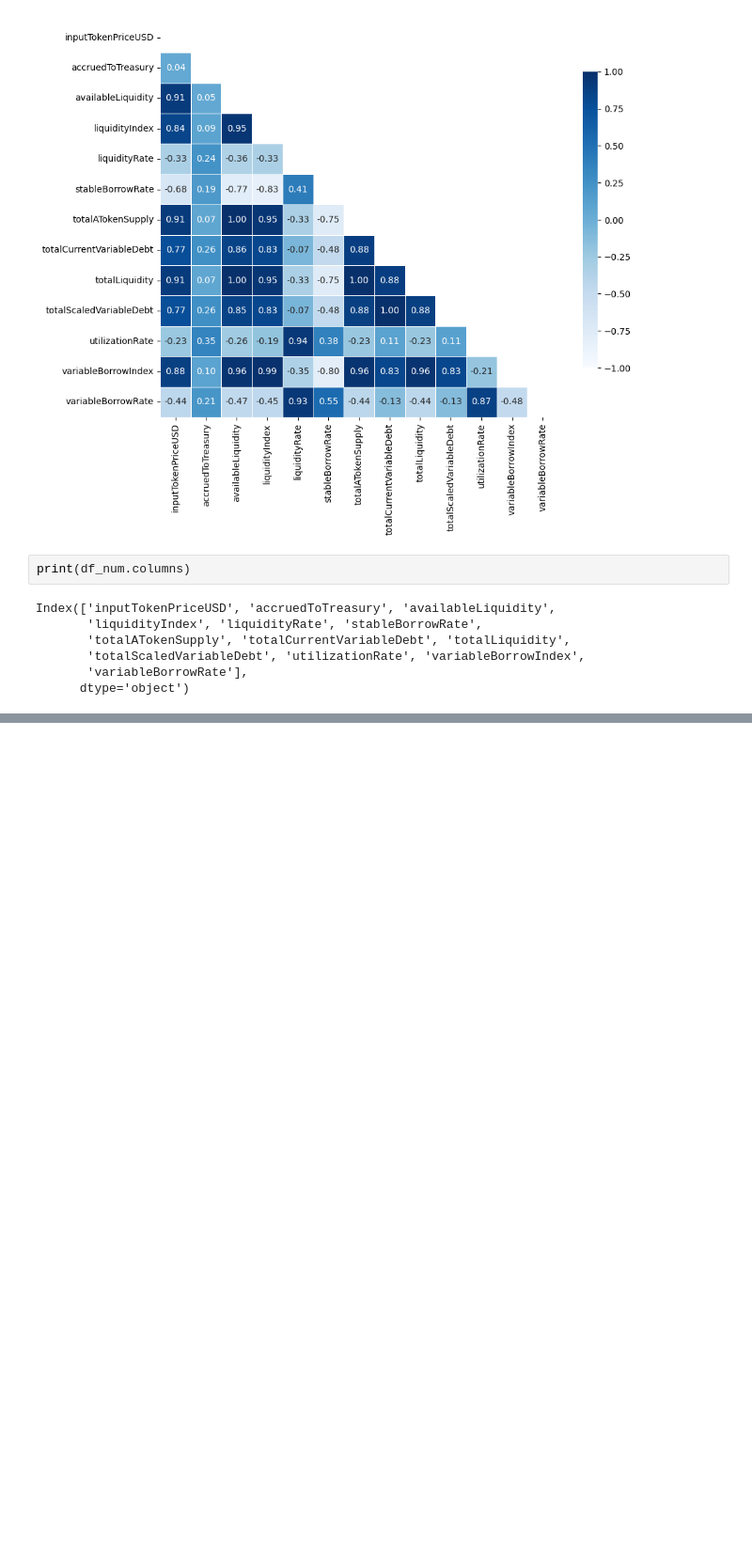
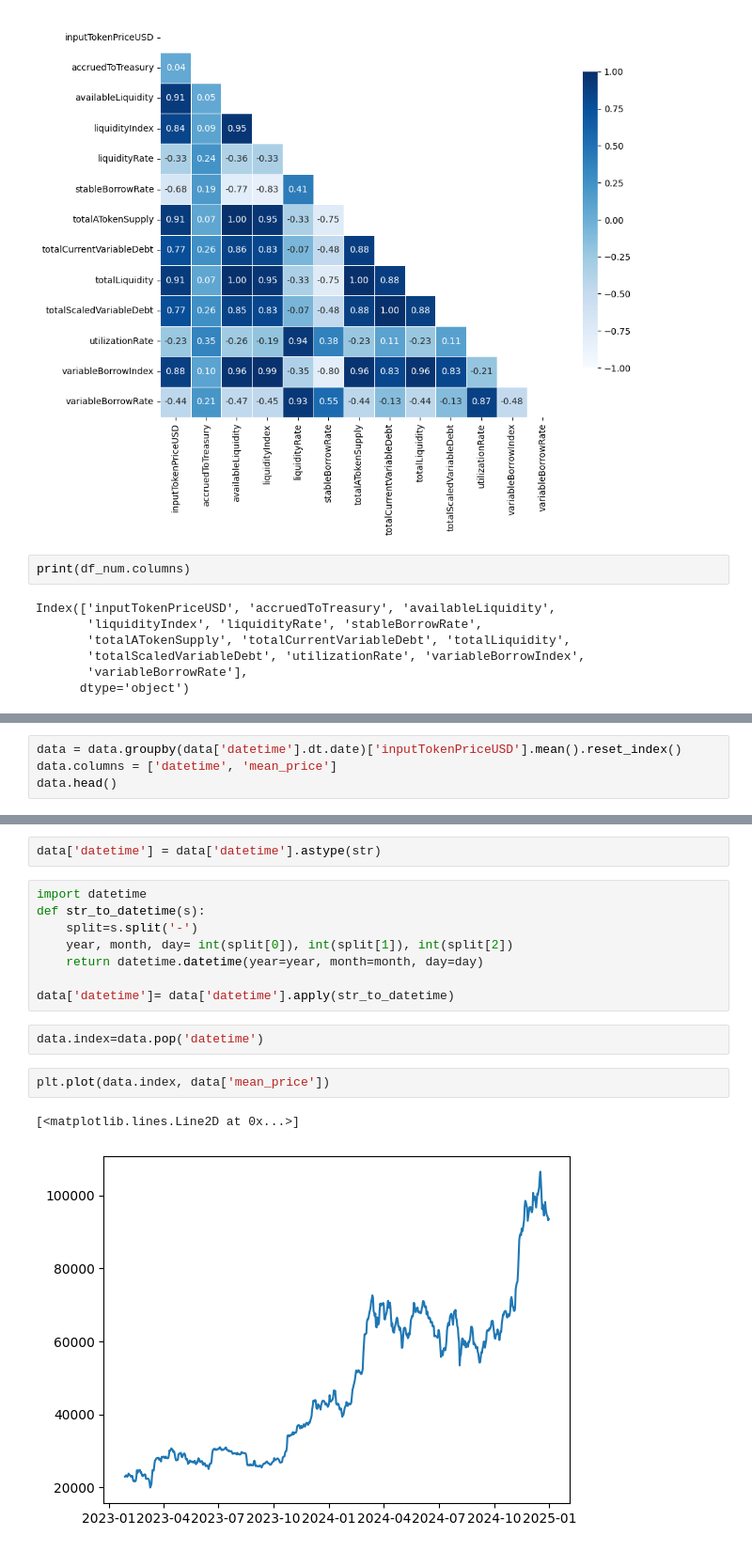
Before and after one commit to yhrd99/BITCOIN-PRICE-FORECASTING, a Jupyter notebook: Statdesc.ipynb, the cells around one changed output, grey strips where cells are left out. Shown at 94% size. Saved outputs shown, nothing was run; the diff lists cells and outputs as text; blank space fills up the shorter version.

```diff
--- a/Statdesc.ipynb
+++ b/Statdesc.ipynb
@@ -270,0 +211,4 @@ NameError: name 'nn' is not defined
+# %%
+data = data.groupby(data['datetime'].dt.date)['inputTokenPriceUSD'].mean().reset_index()
+data.columns = ['datetime', 'mean_price']
+data.head()
@@ -270,0 +222,17 @@ NameError: name 'nn' is not defined
+# %%
+data['datetime'] = data['datetime'].astype(str)
+# %%
+import datetime
+def str_to_datetime(s):
+    split=s.split('-')
+    year, month, day= int(split[0]), int(split[1]), int(split[2])
+    return datetime.datetime(year=year, month=month, day=day)
+
+data['datetime']= data['datetime'].apply(str_to_datetime)
+# %%
+data.index=data.pop('datetime')
+# %%
+plt.plot(data.index, data['mean_price'])
+# %% [output]
+[<matplotlib.lines.Line2D at 0x...>]
+[figure, added]
```
Also changed, not shown: parts of 29 cells of this notebook.
